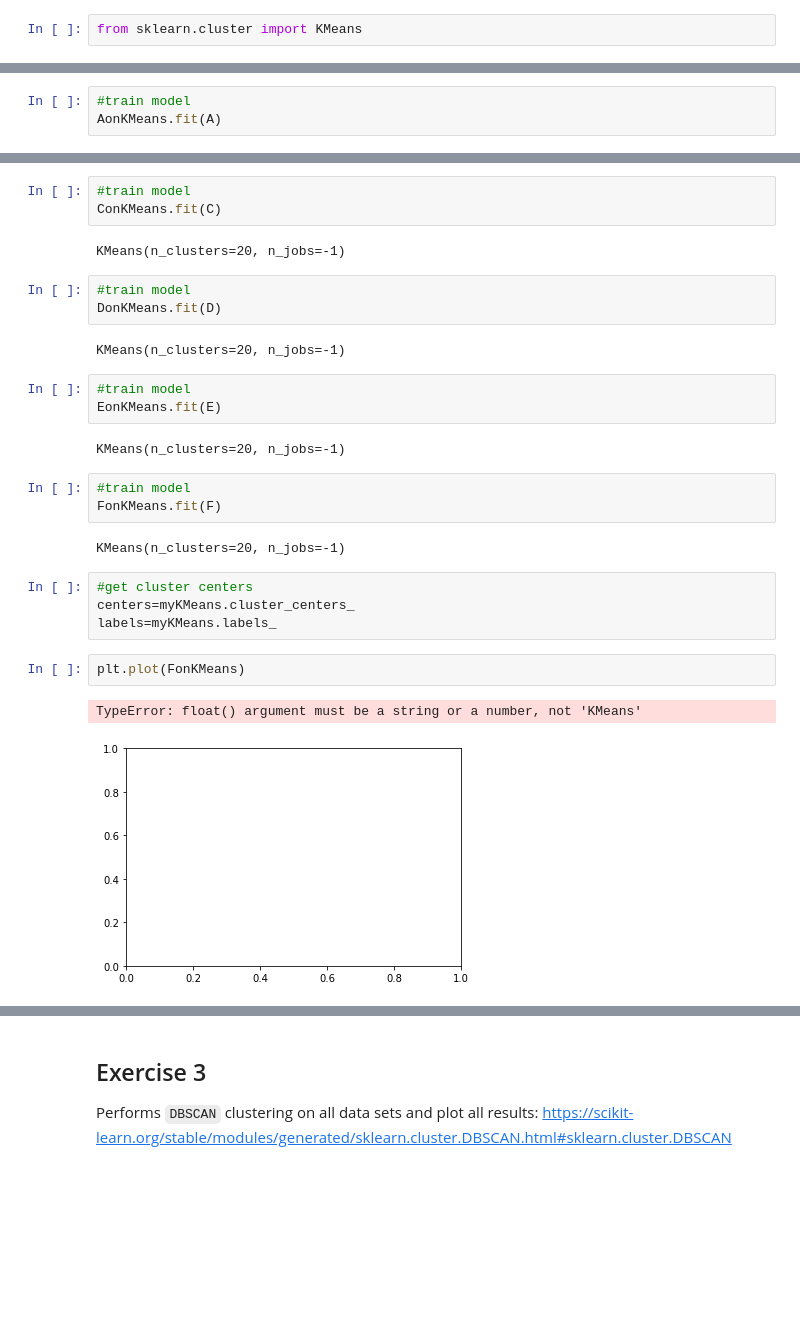
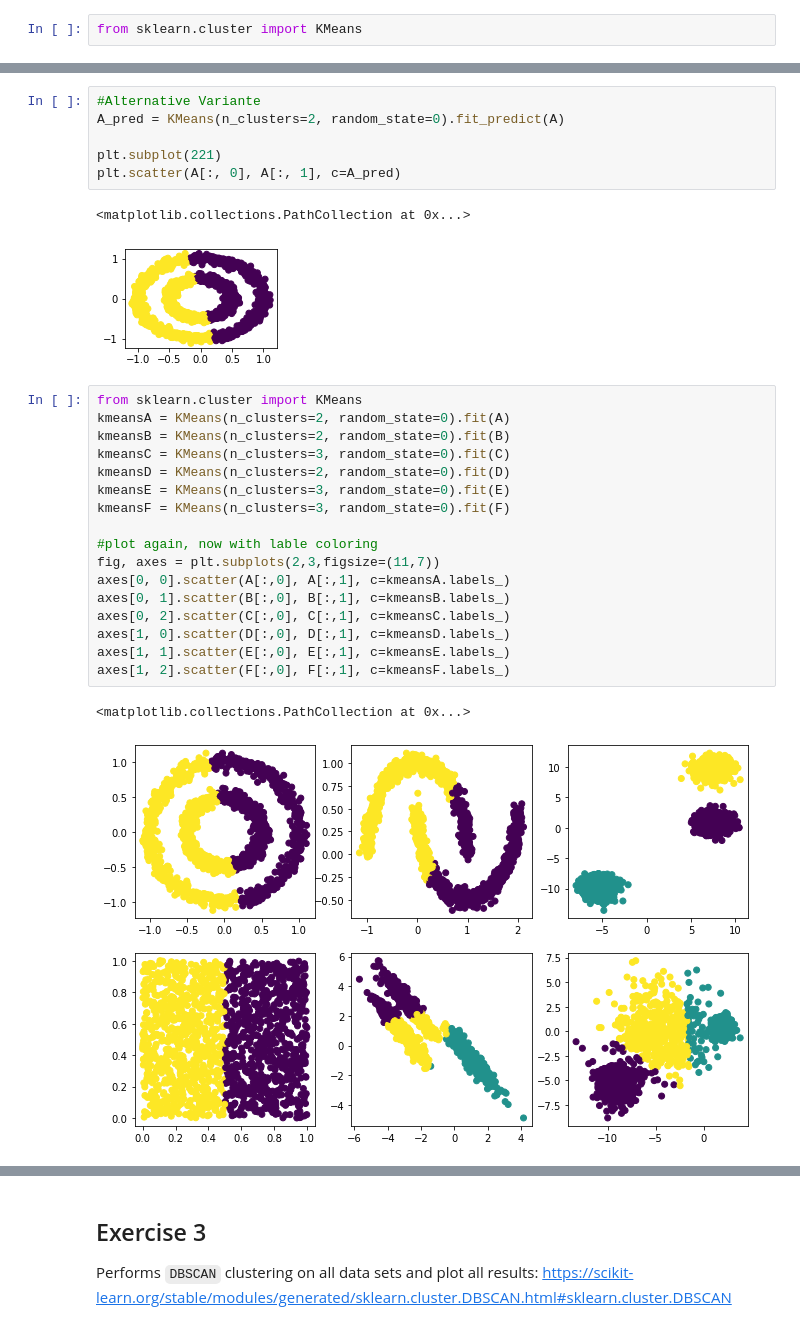
Before and after one commit to giessler10/DataScience21, a Jupyter notebook: Block_4/Assignments/Clustering_I.ipynb, the cells around one changed output, grey strips where cells are left out. Cells and saved outputs as stored; diff of their text form; blank space fills up the shorter version.

```diff
--- a/Block_4/Assignments/Clustering_I.ipynb
+++ b/Block_4/Assignments/Clustering_I.ipynb
@@ -75,3 +60,0 @@ FonKMeans=KMeans(n_clusters=k, n_jobs=-1)#parallelize to all cores
-# %%
-#train model
-AonKMeans.fit(A)
@@ -85,29 +61,29 @@ KMeans(n_clusters=20, n_jobs=-1)
-# %%
-#train model
-ConKMeans.fit(C)
-# %% [output]
-KMeans(n_clusters=20, n_jobs=-1)
-# %%
-#train model
-DonKMeans.fit(D)
-# %% [output]
-KMeans(n_clusters=20, n_jobs=-1)
-# %%
-#train model
-EonKMeans.fit(E)
-# %% [output]
-KMeans(n_clusters=20, n_jobs=-1)
-# %%
-#train model
-FonKMeans.fit(F)
-# %% [output]
-KMeans(n_clusters=20, n_jobs=-1)
-# %%
-#get cluster centers
-centers=myKMeans.cluster_centers_
-labels=myKMeans.labels_
-# %%
-plt.plot(FonKMeans)
-# %% [output]
-TypeError: float() argument must be a string or a number, not 'KMeans'
-[figure, removed]
+# %%
+#Alternative Variante
+A_pred = KMeans(n_clusters=2, random_state=0).fit_predict(A)
+
+plt.subplot(221)
+plt.scatter(A[:, 0], A[:, 1], c=A_pred)
+# %% [output]
+<matplotlib.collections.PathCollection at 0x...>
+[figure, added]
+# %%
+from sklearn.cluster import KMeans
+kmeansA = KMeans(n_clusters=2, random_state=0).fit(A)
+kmeansB = KMeans(n_clusters=2, random_state=0).fit(B)
+kmeansC = KMeans(n_clusters=3, random_state=0).fit(C)
+kmeansD = KMeans(n_clusters=2, random_state=0).fit(D)
+kmeansE = KMeans(n_clusters=3, random_state=0).fit(E)
+kmeansF = KMeans(n_clusters=3, random_state=0).fit(F)
+
+#plot again, now with lable coloring
+fig, axes = plt.subplots(2,3,figsize=(11,7))
+axes[0, 0].scatter(A[:,0], A[:,1], c=kmeansA.labels_)
+axes[0, 1].scatter(B[:,0], B[:,1], c=kmeansB.labels_)
+axes[0, 2].scatter(C[:,0], C[:,1], c=kmeansC.labels_)
+axes[1, 0].scatter(D[:,0], D[:,1], c=kmeansD.labels_)
+axes[1, 1].scatter(E[:,0], E[:,1], c=kmeansE.labels_)
+axes[1, 2].scatter(F[:,0], F[:,1], c=kmeansF.labels_)
+# %% [output]
+<matplotlib.collections.PathCollection at 0x...>
+[figure, added]
```
Also changed, not shown: parts of 9 cells of this notebook, 3 other files.
